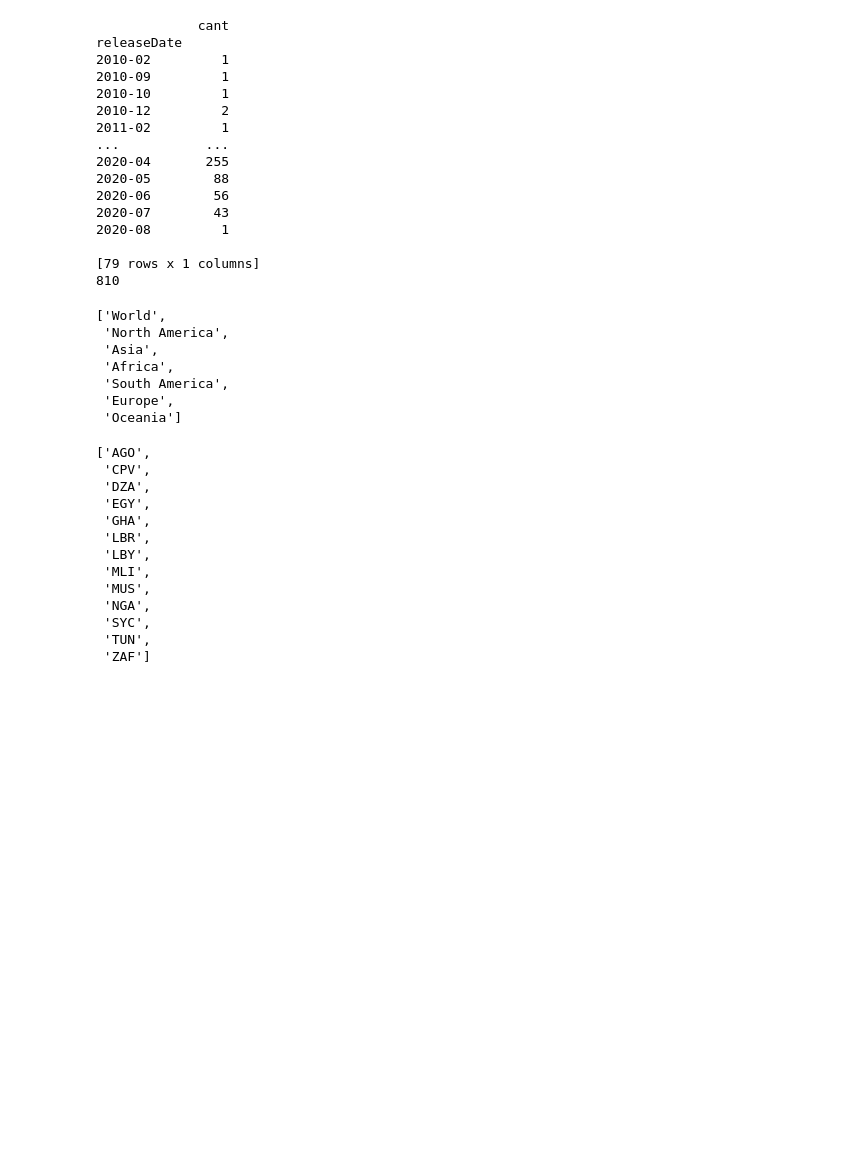
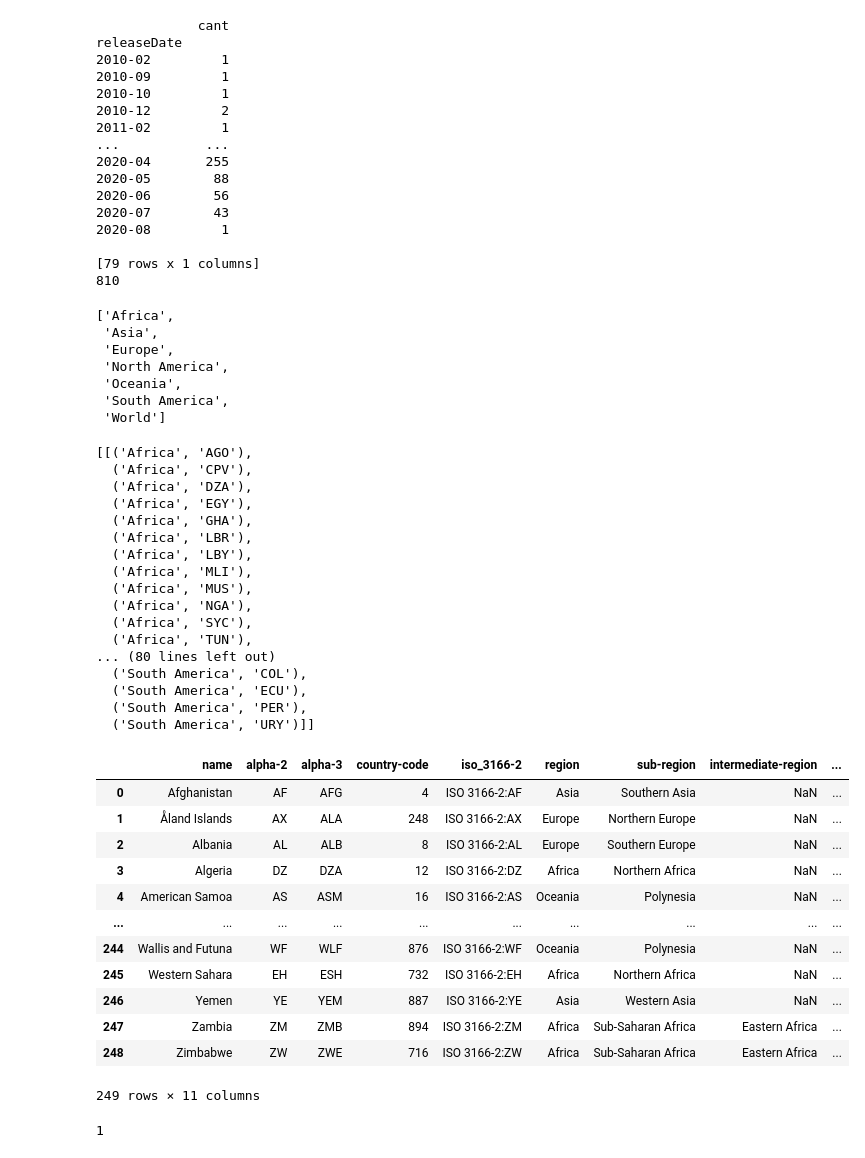
Before and after one commit to da8ah/UTPL-MobileAppDataVisualizer, a Jupyter notebook: main.ipynb, the cells around one changed output. Saved outputs shown, nothing was run; the diff lists cells and outputs as text; code cells hidden in the pictures; blank space fills up the shorter version.

Commit message:
FFActualizando country codes de la lista secundaria

```diff
--- a/main.ipynb
+++ b/main.ipynb
@@ -103,33 +103,63 @@ releaseDate
 810
 # %%
 # List 1
-continents = [continent.title() for continent in df['continents'].unique().tolist()]
-continents
+def continents(df_formated):
+    return [continent.title() for continent in df_formated['continents'].sort_values().unique().tolist()]
+
+continents(df_formated)
 # %% [output]
-['World',
+['Africa',
+ 'Asia',
+ 'Europe',
  'North America',
- 'Asia',
- 'Africa',
+ 'Oceania',
  'South America',
- 'Europe',
- 'Oceania']
+ 'World']
 # %%
 # List 2
-geographicCoverage = df_formated[['continents','geographicCoverage']].drop_duplicates()
-geographicCoverage = df_formated['geographicCoverage'][df_formated['continents']=='Africa'].drop_duplicates().sort_values().values
-geographicCoverage = [countryCode for countryCode in geographicCoverage]
-geographicCoverage
+def countries(continent):
+    geographicCoverage = df_formated[['continents','geographicCoverage']].drop_duplicates()
+    geographicCoverage = df_formated['geographicCoverage'][df_formated['continents']==continent].drop_duplicates().sort_values().values
+    return [(continent,countryCode) for countryCode in geographicCoverage]
+
+[countries(continent) for continent in continents(df_formated) if continent != 'World']
 # %% [output]
-['AGO',
- 'CPV',
- 'DZA',
- 'EGY',
- 'GHA',
- 'LBR',
- 'LBY',
- 'MLI',
- 'MUS',
- 'NGA',
- 'SYC',
- 'TUN',
- 'ZAF']
+[[('Africa', 'AGO'),
+  ('Africa', 'CPV'),
+  ('Africa', 'DZA'),
+  ('Africa', 'EGY'),
+  ('Africa', 'GHA'),
+  ('Africa', 'LBR'),
+  ('Africa', 'LBY'),
+  ('Africa', 'MLI'),
+  ('Africa', 'MUS'),
+  ('Africa', 'NGA'),
+  ('Africa', 'SYC'),
+  ('Africa', 'TUN'),
+... (80 lines left out)
+  ('South America', 'COL'),
+  ('South America', 'ECU'),
+  ('South America', 'PER'),
+  ('South America', 'URY')]]
+# %%
+countryCodes = pd.read_csv('./data/CountryCodes.csv')
+countryCodes
+# %% [output]
+|  | name | alpha-2 | alpha-3 | country-code | iso_3166-2 | region | sub-region | intermediate-region | ... |
+| 0 | Afghanistan | AF | AFG | 4 | ISO 3166-2:AF | Asia | Southern Asia | NaN | ... |
+| 1 | Åland Islands | AX | ALA | 248 | ISO 3166-2:AX | Europe | Northern Europe | NaN | ... |
+| 2 | Albania | AL | ALB | 8 | ISO 3166-2:AL | Europe | Southern Europe | NaN | ... |
+| 3 | Algeria | DZ | DZA | 12 | ISO 3166-2:DZ | Africa | Northern Africa | NaN | ... |
+| 4 | American Samoa | AS | ASM | 16 | ISO 3166-2:AS | Oceania | Polynesia | NaN | ... |
+| ... | ... | ... | ... | ... | ... | ... | ... | ... | ... |
+| 244 | Wallis and Futuna | WF | WLF | 876 | ISO 3166-2:WF | Oceania | Polynesia | NaN | ... |
+| 245 | Western Sahara | EH | ESH | 732 | ISO 3166-2:EH | Africa | Northern Africa | NaN | ... |
+| 246 | Yemen | YE | YEM | 887 | ISO 3166-2:YE | Asia | Western Asia | NaN | ... |
+| 247 | Zambia | ZM | ZMB | 894 | ISO 3166-2:ZM | Africa | Sub-Saharan Africa | Eastern Africa | ... |
+| 248 | Zimbabwe | ZW | ZWE | 716 | ISO 3166-2:ZW | Africa | Sub-Saharan Africa | Eastern Africa | ... |
+249 rows × 11 columns
+# %%
+codes = countryCodes['alpha-3'].dropna().drop_duplicates()
+len(countryCodes['name'][countryCodes['alpha-3']=='WORLD'])
+# %% [output]
+1
```
Also changed, not shown: parts of 1 cell of this notebook, 1 other file.
